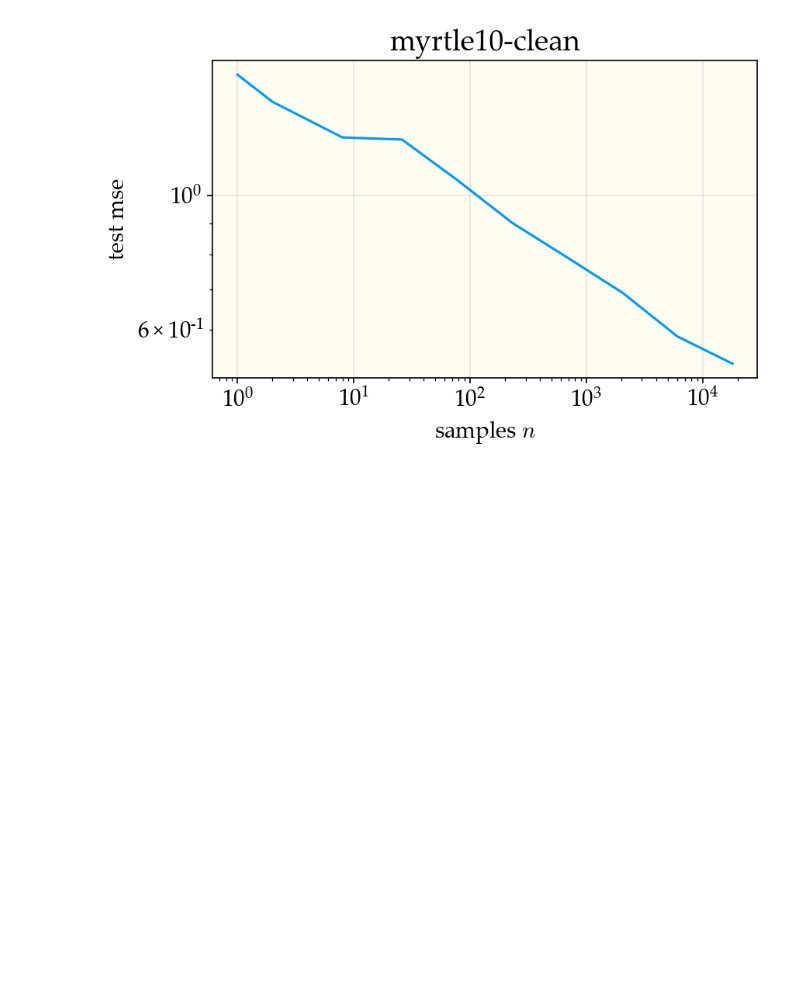
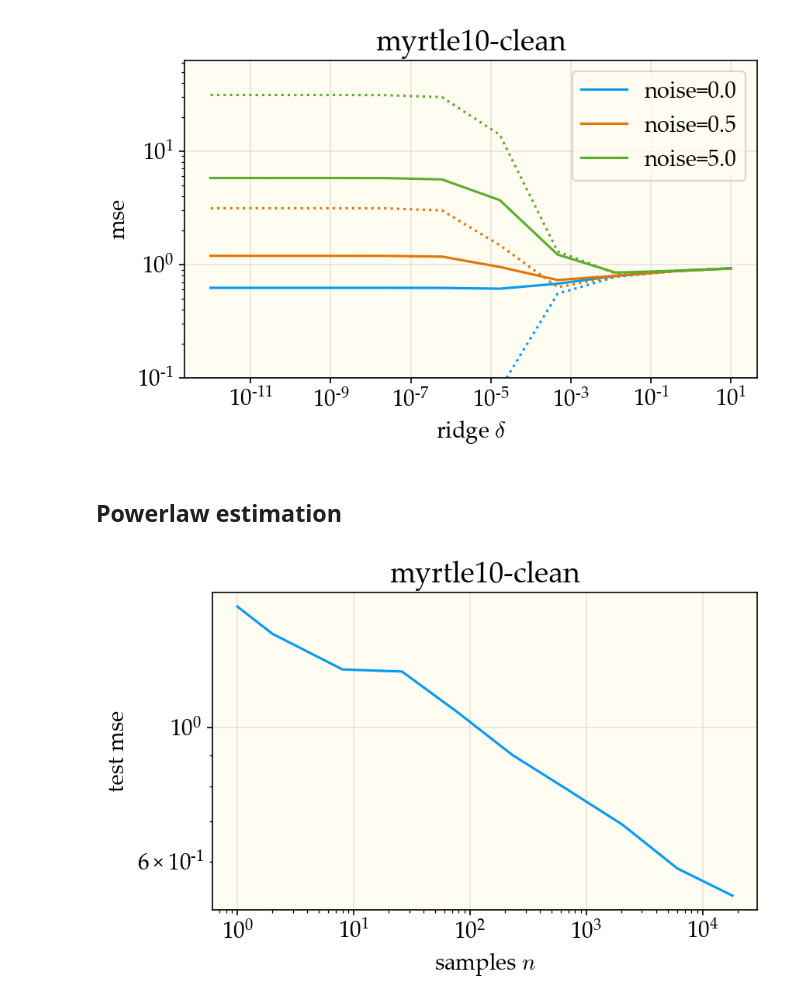
Before and after one commit to dkarkada/more-is-better, a Jupyter notebook: powerlaws.ipynb, the cells around one changed output. Saved outputs shown, nothing was run; the diff lists cells and outputs as text; code cells hidden in the pictures; blank space fills up the shorter version.

Commit message:
update optridge

```diff
--- a/powerlaws.ipynb
+++ b/powerlaws.ipynb
@@ -15,6 +15,50 @@ from utils import int_logspace
 def get_color(i):
     colors = ["xkcd:azure", "xkcd:pumpkin", "xkcd:grass", "xkcd:coral", "xkcd:periwinkle"]
     return colors[i%5]
+# %%
+DATASET_NAME = 'cifar10'
+EXPT_NUM = 0
+DEPTH = 10
+
+expt = ExptDetails(EXPT_NUM, DEPTH, DATASET_NAME)
+work_dir = f"results/{expt.expt_name}"
+with open(f"{work_dir}/eigdata.file", 'rb') as handle:
+    eigdata = pickle.load(handle)
+with open(f"{work_dir}/eigstats.file", 'rb') as handle:
+    eigstats = pickle.load(handle)
+with open(f"{work_dir}/optridge.file", 'rb') as handle:
+    optridge = pickle.load(handle)
+# %%
+ax = plt.gca()
+
+color = get_color(0)
+ridges = optridge["ridges"]
+noises = optridge["noises"]
+test_mses = optridge["test_mses"]
+train_mses = optridge["train_mses"]
+
+for i, noise in enumerate(noises):
+    test_mse = [test_mses[noise][ridge] for ridge in ridges]
+    train_mse = [train_mses[noise][ridge] for ridge in ridges]
+
+    ax.plot(ridges, test_mse, color=get_color(i), label=f"noise={noise}")
+    ax.plot(ridges, train_mse, ls=':', color=get_color(i))
+
+ax.set_title(f"{expt.expt_name}")
+ax.set_xscale('log')
+ax.set_yscale('log')
+
+ax.set_xlabel('ridge $\\delta$')
+ax.set_ylabel('mse')
+ax.set_ylim(1e-1)
+plt.legend()
+plt.tight_layout()
+plt.grid(alpha=0.3)
+plt.show()
+# %% [output]
+[figure, added]
+# %% [markdown]
+## Powerlaw estimation
 # %%
 DATASET_NAME = 'cifar10'
 EXPT_NUM = 0
```
Also changed, not shown: 2 other files.
